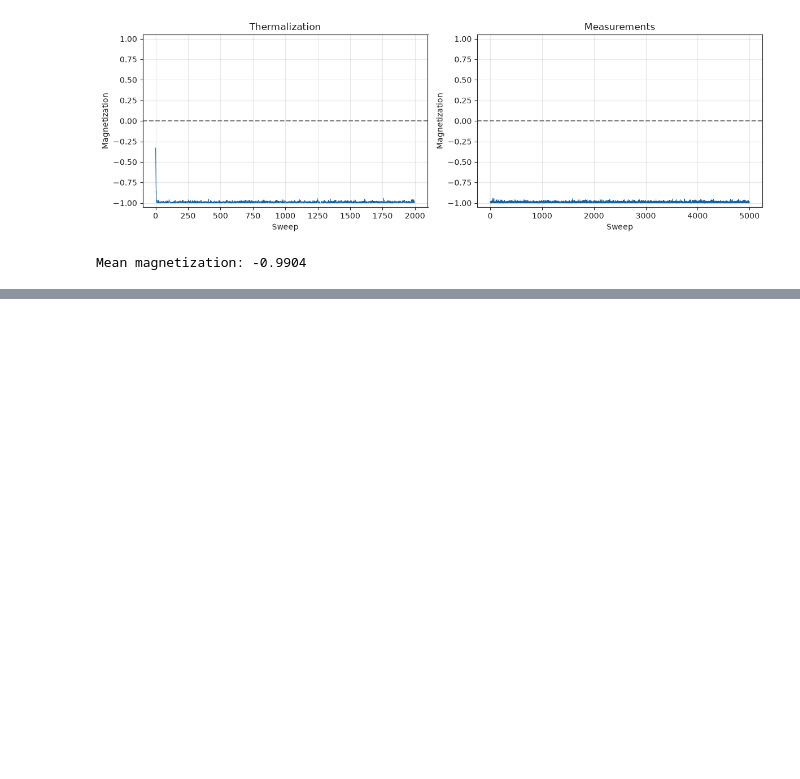
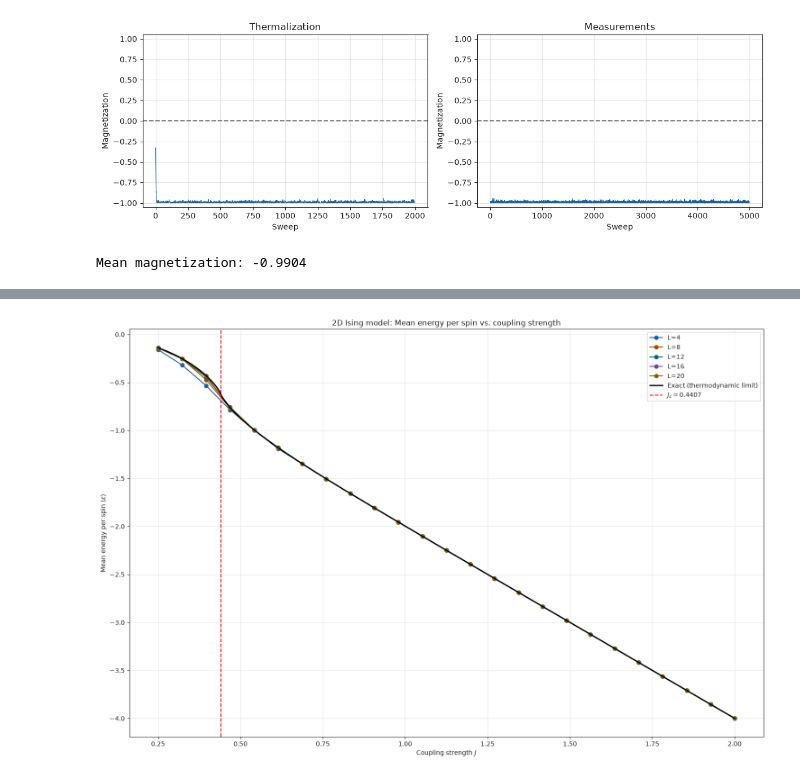
Before and after one commit to itzhaQQ/CompPhys, a Jupyter notebook: sheet02/cp02.ipynb, the cells around one changed output, grey strips where cells are left out. Drawn from its saved outputs; the diff is of its cells as text; code cells hidden in the pictures; blank space fills up the shorter version.

Commit message:
Finished sheet 2 code with readme and plots. only pdf left

```diff
--- a/sheet02/cp02.ipynb
+++ b/sheet02/cp02.ipynb
@@ -337,0 +442,92 @@ Mean magnetization: -0.9904
+# %%
+# Comparison to exact solution in the thermodynamic limit and plotting
+from scipy.special import ellipk
+
+def exact_energy_per_spin(J):
+    """Exact energy per spin for the infinite 2D Ising model at T=1 and h=0"""
+
+    J_c = 0.5 * np.log(1 + np.sqrt(2))  # critical coupling value (special case)
+
+    # Handle critical point separately to avoid division by zero or singularities
+    if np.isclose(J, J_c, rtol=0, atol=1e-12): # Check if J is close to the critical value with a small tolerance
+        return -np.sqrt(2) * J_c
+
+    k = 2 * np.sinh(2 * J) / (np.cosh(2 * J) ** 2)
+    m = k**2 # because scipy's ellipk function defines ellipk(m) = K(\sqrt(m))
+
+    coth = 1 / np.tanh(2 * J)
+
+    # exact energy per spin
+    energy = -J * coth * (1 + (2 / np.pi) * (2 * np.tanh(2 * J)**2 - 1) * ellipk(m))
+    return energy
+
+# Test
+J_test = [0.25, 0.7, 1.0, 2.0, J_c] # shit maybe J_C special case? idk yet
+
+for J in J_test:
+    print(f"J = {J:.2f}, exact energy = {exact_energy_per_spin(J):.6f}")
+
+# ============================================================
+# Compare simulation results with exact solution
+
+J_fine = np.linspace(0.25, 2.0, 500)
+
+fig, ax = plt.subplots(figsize=(15, 10))
+
+# Plot Monte Carlo results for each lattice size
+for L in L_vals:
+    ax.plot(J_vals, results_energy[L], label=f"L={L}", marker="o", color=colors[L_vals.index(L)])
+
+# Plot the exact solution
+ax.plot(J_fine, [exact_energy_per_spin(J) for J in J_fine], label="Exact (thermodynamic limit)", color="black", linewidth=2)
+
+# Mark the critical coupling J_c
+ax.axvline(J_c, color="red", linestyle="--", label=rf"$J_c = {J_c:.4f}$")
+
+# # make zoomed inset for J near J_c with t
+# from mpl_toolkits.axes_grid1.inset_locator import inset_axes, mark_inset
+# axins = inset_axes(ax, width="40%", height="30%", loc="lower center", borderpad=2)
+# axins.plot(J_vals, results_energy[4], label=f"L=4", marker="o", color=colors[0])
+# axins.plot(J_vals, results_energy[8], label=f"L=8", marker="o", color=colors[1])
+# axins.plot(J_vals, results_energy[12], label=f"L=12", marker="o", color=colors[2])
+# axins.plot(J_vals, results_energy[16], label=f"L=16", marker="o", color=colors[3])
+# axins.plot(J_vals, results_energy[20], label=f"L=20", marker="o", color=colors[4])
+# axins.plot(J_fine, [exact_energy_per_spin(J) for J in J_fine], label="Exact", color="black", linewidth=2)
+# axins.axvline(J_c, color="red", linestyle="--")
+# axins.set_xlim(J_c - 0.2, J_c + 0.05)
+# axins.set_ylim(-1, 0)
+# mark_inset(ax, axins, loc1=1, loc2=3, fc="none", ec="0.5")
+
+
+# ax.set_ylim(-5, 0.0)
+ax.set_xlabel("Coupling strength $J$")
+ax.set_ylabel(r"Mean energy per spin $\langle\epsilon\rangle$")
+ax.set_title("2D Ising model: Mean energy per spin vs. coupling strength")
+ax.grid(alpha=0.3)
+ax.legend()
+plt.tight_layout()
+plt.savefig("energy_vs_J.pdf", dpi=300)
+plt.show()
+
+fig, ax = plt.subplots(figsize=(15, 10))
+
+# Plot Monte Carlo results for each lattice size
+for L in L_vals:
+    ax.plot(J_vals, results_energy[L], label=f"L={L}", marker="o", color=colors[L_vals.index(L)])
+# zoomed in plot for J near J_c with inset
+ax.plot(J_fine, [exact_energy_per_spin(J) for J in J_fine], label="Exact (thermodynamic limit)", color="black", linewidth=2)
+
+# Mark the critical coupling J_c
+ax.axvline(J_c, color="red", linestyle="--", label=rf"$J_c = {J_c:.4f}$")
+
+ax.set_xlim(0.25, 0.65)
+ax.set_ylim(-1.2, -0.1)
+ax.set_xlabel("Coupling strength $J$")
+ax.set_ylabel(r"Mean energy per spin $\langle\epsilon\rangle$")
+ax.set_title("2D Ising model: Mean energy per spin vs. coupling strength (zoomed in)")
+ax.grid(alpha=0.3)
+ax.legend()
+plt.tight_layout()
+plt.savefig("energy_vs_J_zoomed.pdf", dpi=300)
+plt.show()
+# %% [output]
@@ -337,0 +539 @@ Mean magnetization: -0.9904
+[figure, added]
```
Also changed, not shown: parts of 17 cells of this notebook, 6 other files.
